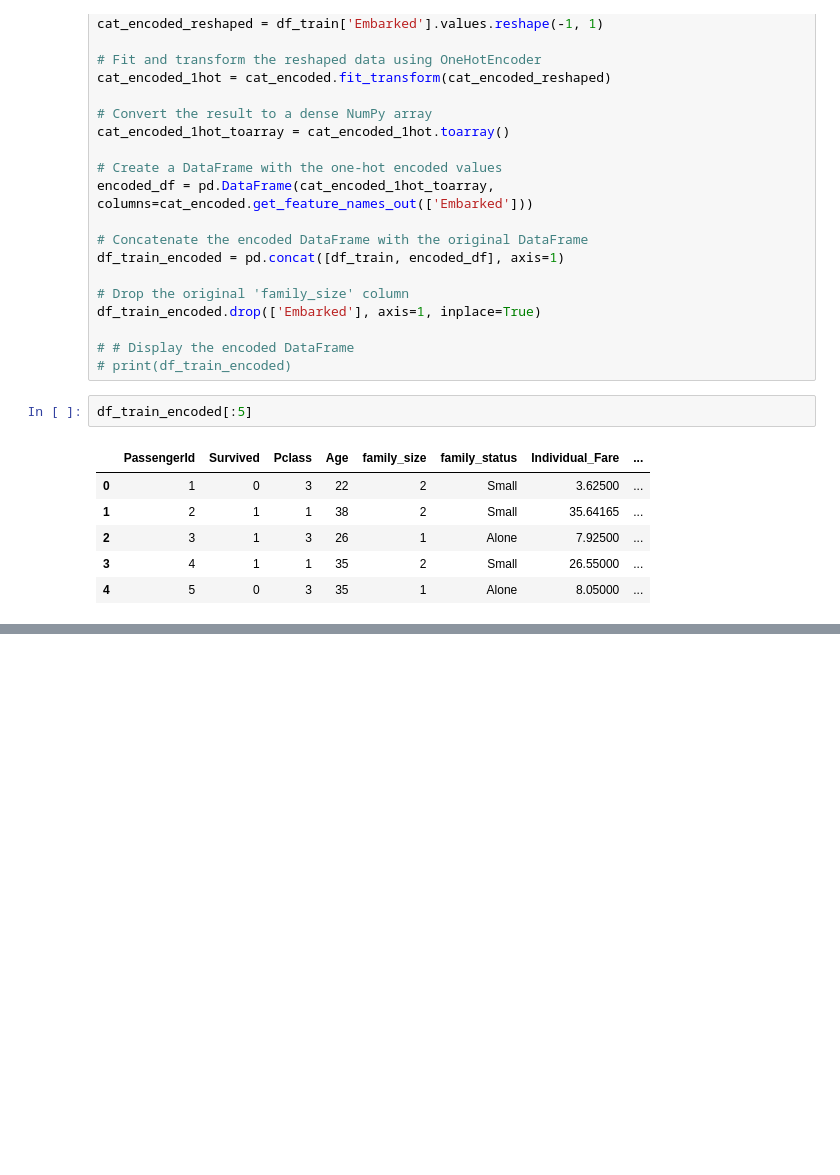
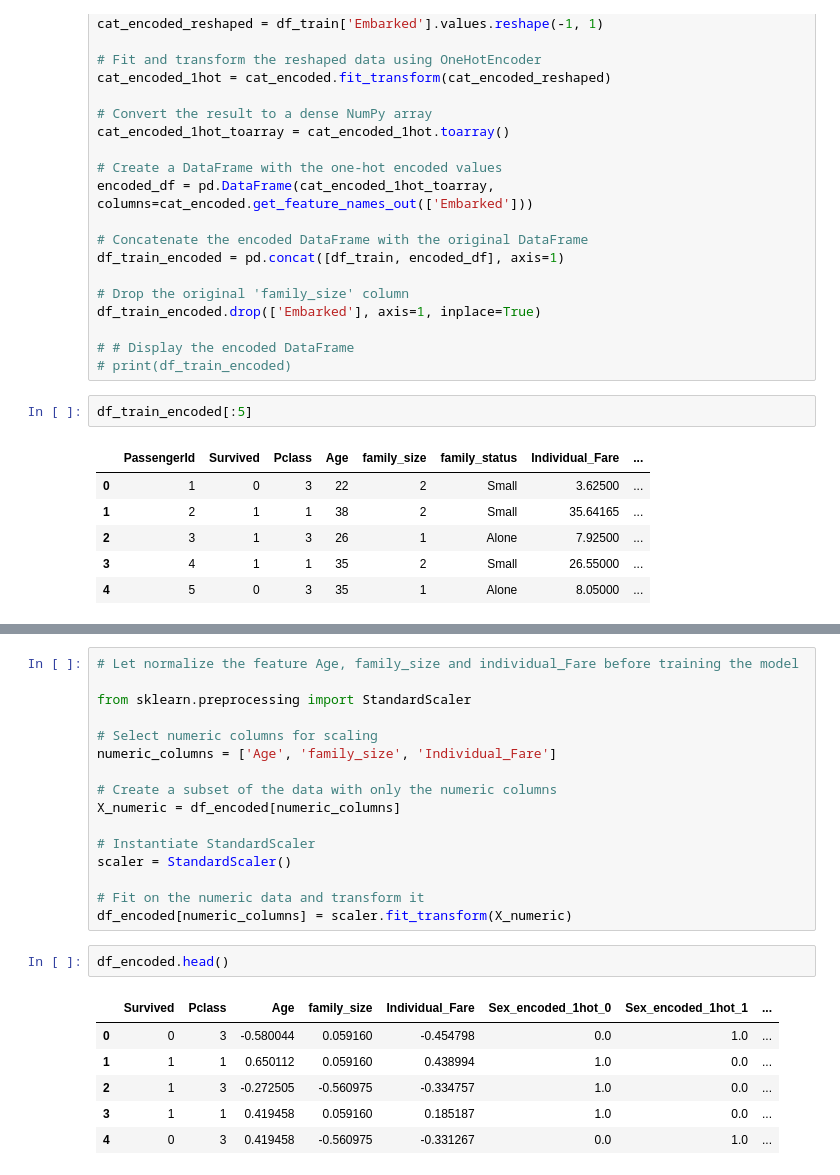
Before and after one commit to niteshpantha/titanic_data, a Jupyter notebook: titanic_analysis.ipynb, the cells around one changed output, grey strips where cells are left out. Saved outputs shown, nothing was run; the diff lists cells and outputs as text; blank space fills up the shorter version.

Commit message:
Normalized numerical features and applied 1hotencoding in categorical features

```diff
--- a/titanic_analysis.ipynb
+++ b/titanic_analysis.ipynb
@@ -947,0 +988,25 @@ plt.show()
+# %%
+# Let normalize the feature Age, family_size and individual_Fare before training the model
+
+from sklearn.preprocessing import StandardScaler
+
+# Select numeric columns for scaling
+numeric_columns = ['Age', 'family_size', 'Individual_Fare']
+
+# Create a subset of the data with only the numeric columns
+X_numeric = df_encoded[numeric_columns]
+
+# Instantiate StandardScaler
+scaler = StandardScaler()
+
+# Fit on the numeric data and transform it
+df_encoded[numeric_columns] = scaler.fit_transform(X_numeric)
+# %%
+df_encoded.head()
+# %% [output]
+|  | Survived | Pclass | Age | family_size | Individual_Fare | Sex_encoded_1hot_0 | Sex_encoded_1hot_1 | ... |
+| 0 | 0 | 3 | -0.580044 | 0.059160 | -0.454798 | 0.0 | 1.0 | ... |
+| 1 | 1 | 1 | 0.650112 | 0.059160 | 0.438994 | 1.0 | 0.0 | ... |
+| 2 | 1 | 3 | -0.272505 | -0.560975 | -0.334757 | 1.0 | 0.0 | ... |
+| 3 | 1 | 1 | 0.419458 | 0.059160 | 0.185187 | 1.0 | 0.0 | ... |
+| 4 | 0 | 3 | 0.419458 | -0.560975 | -0.331267 | 0.0 | 1.0 | ... |
```
Also changed, not shown: parts of 10 cells of this notebook.
